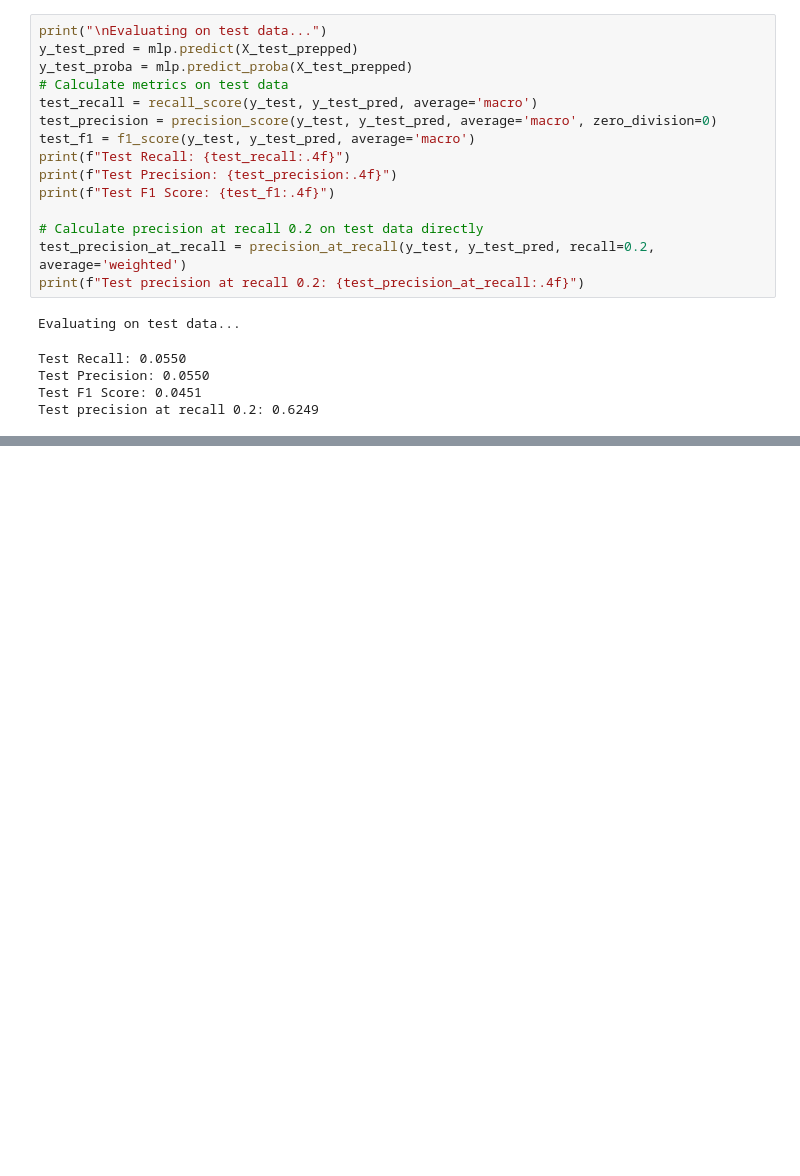
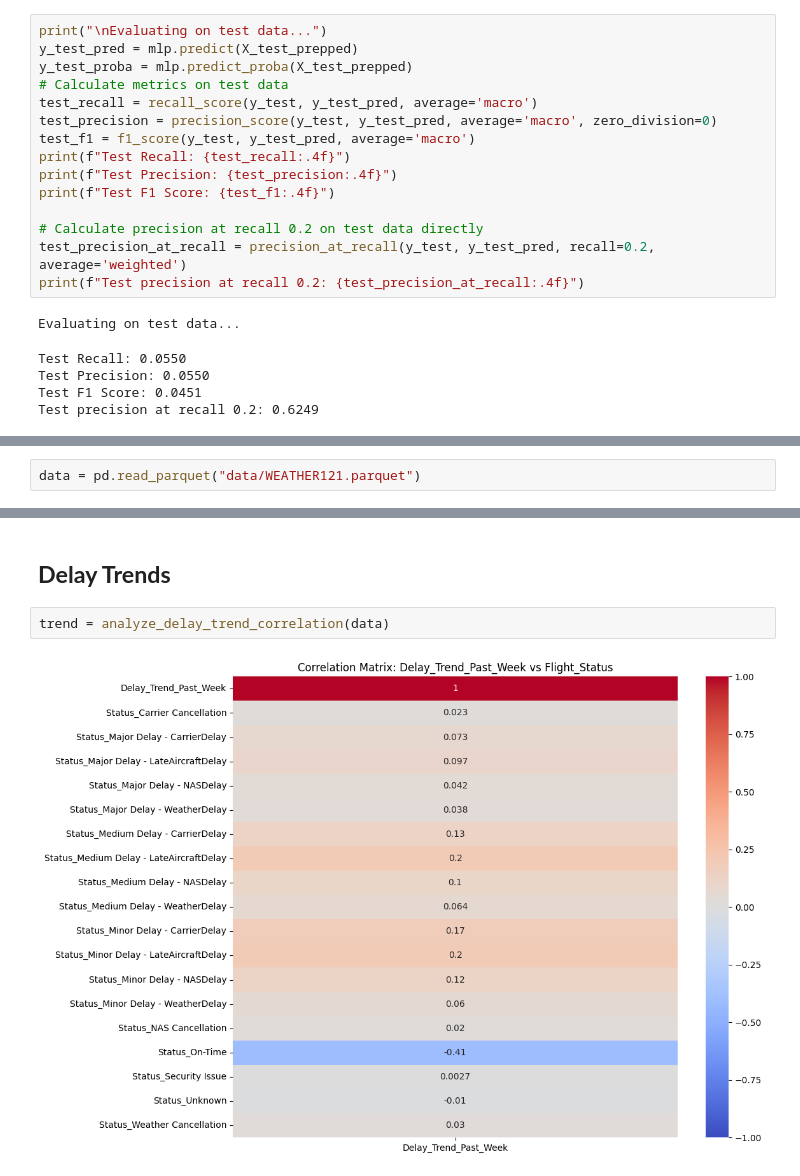
Before and after one commit to denibravo/NeuralNetworkProject, a Jupyter notebook: Pipeline.ipynb, the cells around one changed output, grey strips where cells are left out. Saved outputs shown, nothing was run; the diff lists cells and outputs as text; blank space fills up the shorter version.

```diff
--- a/Pipeline.ipynb
+++ b/Pipeline.ipynb
@@ -1887,0 +1989,2 @@ Test precision at recall 0.2: 0.6249
+# %%
+data = pd.read_parquet("data/WEATHER121.parquet")
@@ -1887,0 +2202,6 @@ Test precision at recall 0.2: 0.6249
+# %% [markdown]
+## **Delay Trends**
+# %%
+trend = analyze_delay_trend_correlation(data)
+# %% [output]
+[figure, added]
```
Also changed, not shown: parts of 19 cells of this notebook.
